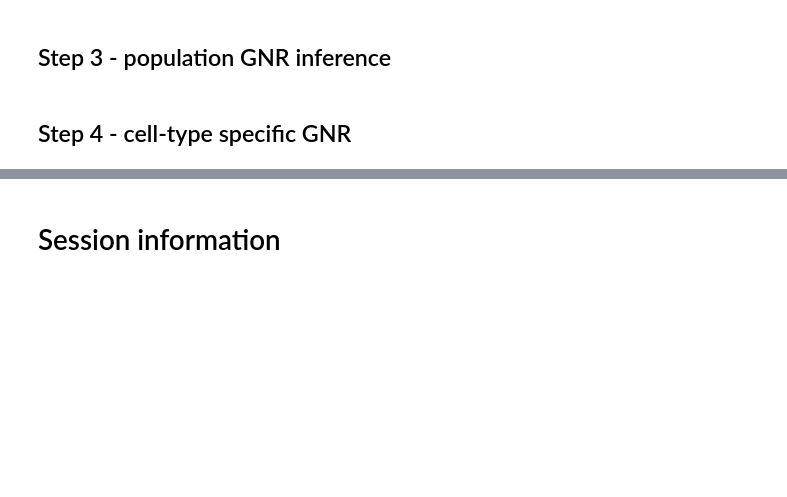
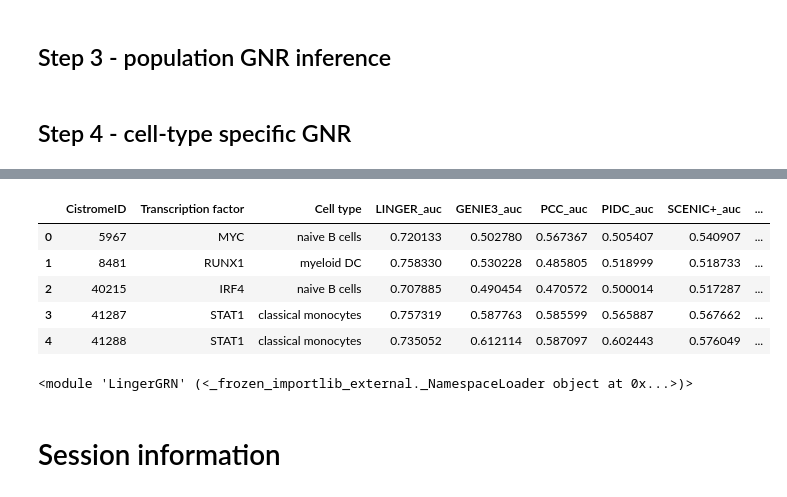
Before and after one commit to szysztof17/thesis, a Jupyter notebook: src/jupyter/LINGER.ipynb, the cells around one changed output, grey strips where cells are left out. Cells and saved outputs as stored; diff of their text form; code cells hidden in the pictures; blank space fills up the shorter version.

```diff
--- a/src/jupyter/LINGER.ipynb
+++ b/src/jupyter/LINGER.ipynb
@@ -170,3 +284,27 @@ LL_net.cell_type_specific_trans_reg(GRNdir,adata_RNA,celltype,outdir)
+# %%
+article_auc = pd.read_csv('data/sup_tab_7_auc.csv',header = 1,sep=';',decimal=',')
+article_aupr = pd.read_csv('data/sup_tab_7_aupr.csv',header = 1,sep=';',decimal=',')
+# %%
+merged_df = pd.merge(article_auc, article_aupr, on=['CistromeID','Transcription factor','Cell type'], suffixes=('_auc', '_aupr'))
+# %%
+full_results = pd.merge(merged_df, results_df, on = 'CistromeID').drop(columns=['sample'])
+full_results['AUC_diff'] = abs(full_results['LINGER_auc']- full_results['auc_cell_type'])
+full_results['AUPR_diff'] = abs(full_results['LINGER_aupr']- full_results['aupr_ratio_cell_type'])
+full_results.head()
+# %% [output]
+|  | CistromeID | Transcription factor | Cell type | LINGER_auc | GENIE3_auc | PCC_auc | PIDC_auc | SCENIC+_auc | ... |
+| 0 | 5967 | MYC | naive B cells | 0.720133 | 0.502780 | 0.567367 | 0.505407 | 0.540907 | ... |
+| 1 | 8481 | RUNX1 | myeloid DC | 0.758330 | 0.530228 | 0.485805 | 0.518999 | 0.518733 | ... |
+| 2 | 40215 | IRF4 | naive B cells | 0.707885 | 0.490454 | 0.470572 | 0.500014 | 0.517287 | ... |
+| 3 | 41287 | STAT1 | classical monocytes | 0.757319 | 0.587763 | 0.585599 | 0.565887 | 0.567662 | ... |
+| 4 | 41288 | STAT1 | classical monocytes | 0.735052 | 0.612114 | 0.587097 | 0.602443 | 0.576049 | ... |
+# %%
+import importlib
+import LingerGRN
+from LingerGRN import Benchmk
+importlib.reload(LingerGRN)
+# %% [output]
+<module 'LingerGRN' (<_frozen_importlib_external._NamespaceLoader object at 0x...>)>
 # %% [markdown]
 # Session information
 # %%
```
Also changed, not shown: parts of 25 cells of this notebook, 3 other files.
